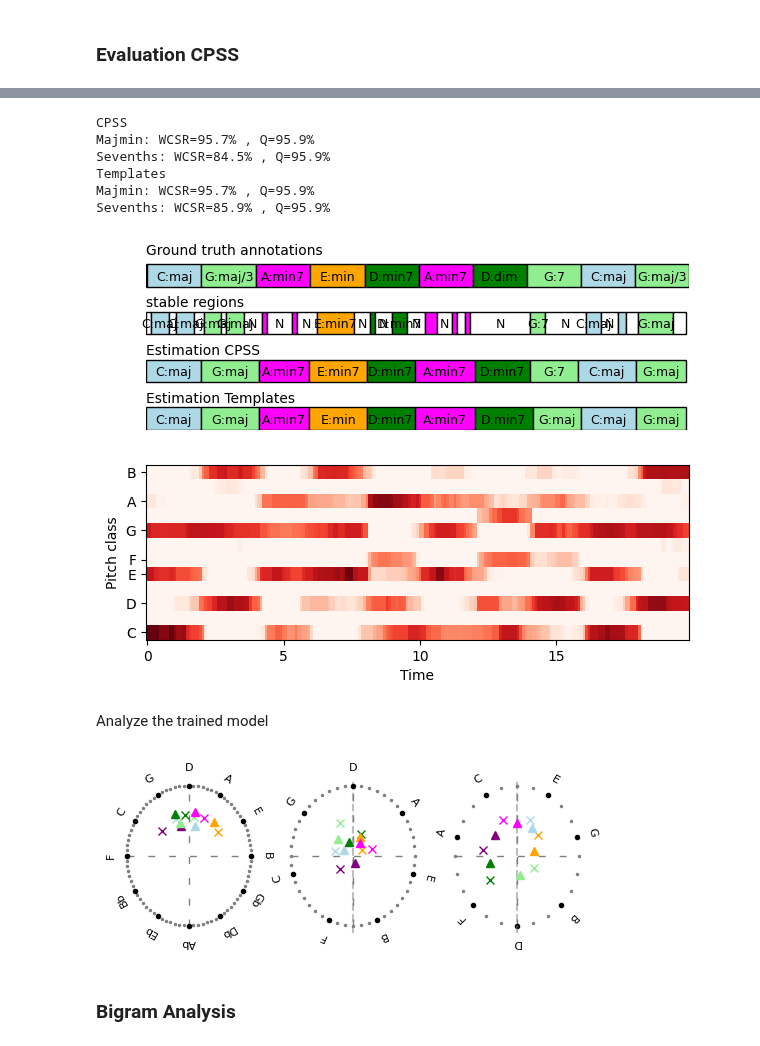
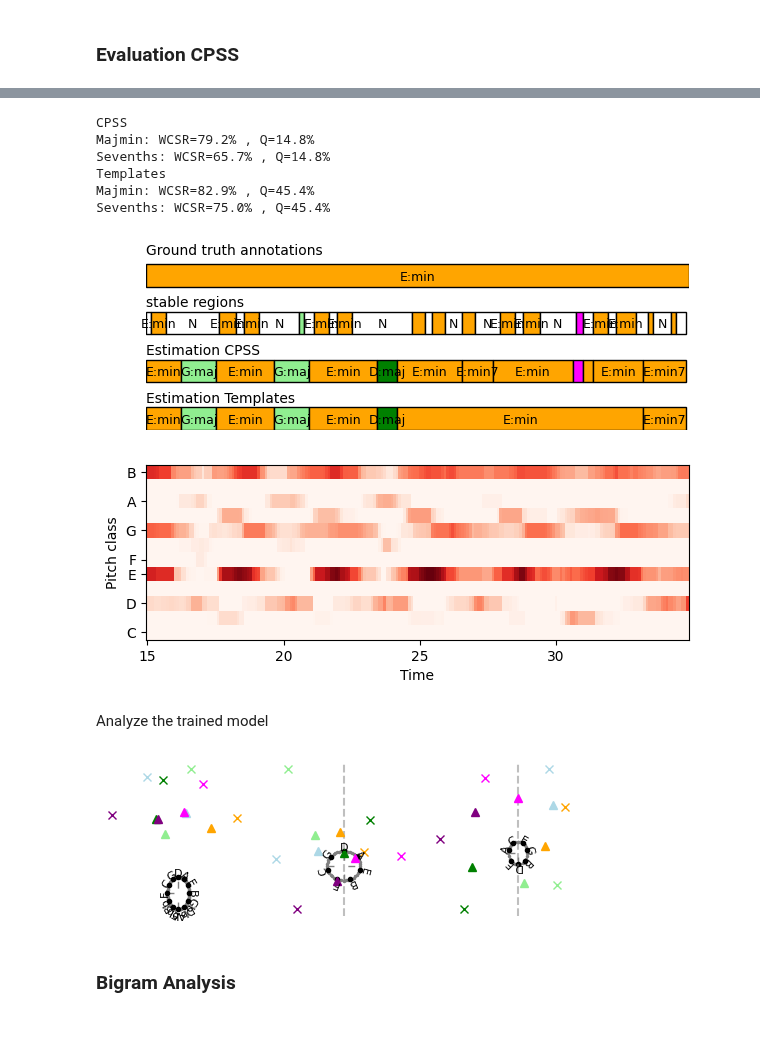
Before and after one commit to Maushax-jpg/chord-recognition, a Jupyter notebook: cpss.ipynb, the cells around one changed output, grey strips where cells are left out. Saved outputs shown, nothing was run; the diff lists cells and outputs as text; code cells hidden in the pictures.

```diff
--- a/cpss.ipynb
+++ b/cpss.ipynb
@@ -71,8 +71,8 @@ def plotData(sig,gt,t_chroma,chroma,pitchgram,hcdf,stable_regions,time_interval)
     fig.tight_layout(pad=0.1)
 # %%
 dset = "rwc_pop"  # beatles   "RM-P012"
-track_id = "RM-P012"
-time_interval = (0,20)
+track_id = "RM-P009"
+time_interval = (15,35)
 sig, gt, t_chroma, chroma, pitchgram,pitchgram_cqt = computeChromaData(dset,track_id,time_interval,"both")
 
 ## compute stable chroma regions
@@ -140,7 +140,8 @@ for (i0, i1) in stable_regions:
 norm = np.sum(chroma,axis=0)
 correlation[:,norm < 0.1] = 0.0
 correlation[-1,norm < 0.1] = 1.0
-
+correlation_templates[:,norm < 0.1] = 0.0
+correlation_templates[-1,norm < 0.1] = 1.0
 correlation_smoothed = postfilter(correlation)
 correlation_templates_smoothed = postfilter(correlation_templates)
 
@@ -188,39 +189,39 @@ wscr_templ,seg_templ, intervals, comparisons = utils.evaluateTranscription(est_i
 print(f"Sevenths: WCSR={100*wscr_templ:0.1f}% , Q={100*seg_templ:0.1f}%")
 # %% [output]
 CPSS
-Majmin: WCSR=95.7% , Q=95.9%
-Sevenths: WCSR=84.5% , Q=95.9%
+Majmin: WCSR=79.2% , Q=14.8%
+Sevenths: WCSR=65.7% , Q=14.8%
 Templates
-Majmin: WCSR=95.7% , Q=95.9%
-Sevenths: WCSR=85.9% , Q=95.9%
+Majmin: WCSR=82.9% , Q=45.4%
+Sevenths: WCSR=75.0% , Q=45.4%
-[figure, old version]
+[figure, new version]
 # %% [markdown]
 Analyze the trained model
 # %%
 import mir_eval
-classifier = pitchspace.CPSS_Classifier("/home/max/ET-TI/Masterarbeit/chord-recognition/models/cpss/cpss_sevenths.npy",alphabet="sevenths")
+classifier = pitchspace.CPSS_Classifier("/home/max/ET-TI/Masterarbeit/chord-recognition/models/cpss/cpss_sevenths_dcp.npy",alphabet="sevenths")
 
 def getColor(chordlabel):
     colors = ["lightblue","blue", "green", "red", "orange", "purple", "grey", "lightgreen","brown", "magenta", "teal","cyan","white"]
     root,_,_ = mir_eval.chord.encode(chordlabel)
     return colors[root]
 
 key_index = 0
 # chordmodel in the key of C
 fig,ax =plt.subplots(1,3,figsize=(6,2))
 utils.plotCircleF(ax[0])
 utils.plotCircleFR(ax[1],pitch_class_index=key_index)
 utils.plotCircleTR(ax[2],pitch_class_index=key_index)
 marker="x" # triads
 for i,x in enumerate(classifier._model[key_index]):
     if i == 6:
         marker="^" # tetrads
     color = getColor(classifier._labels[x._index])
     ax[0].plot(x._mu[0],x._mu[1],marker=marker,color=color)
     ax[1].plot(x._mu[2],x._mu[3],marker=marker,color=color)
     ax[2].plot(x._mu[4],x._mu[5],marker=marker,color=color)
 # %% [output]
-[figure, old version]
+[figure, new version]
 # %% [markdown]
 ### Bigram Analysis
 # %%
```
Also changed, not shown: parts of 10 cells of this notebook, 1 other file.
